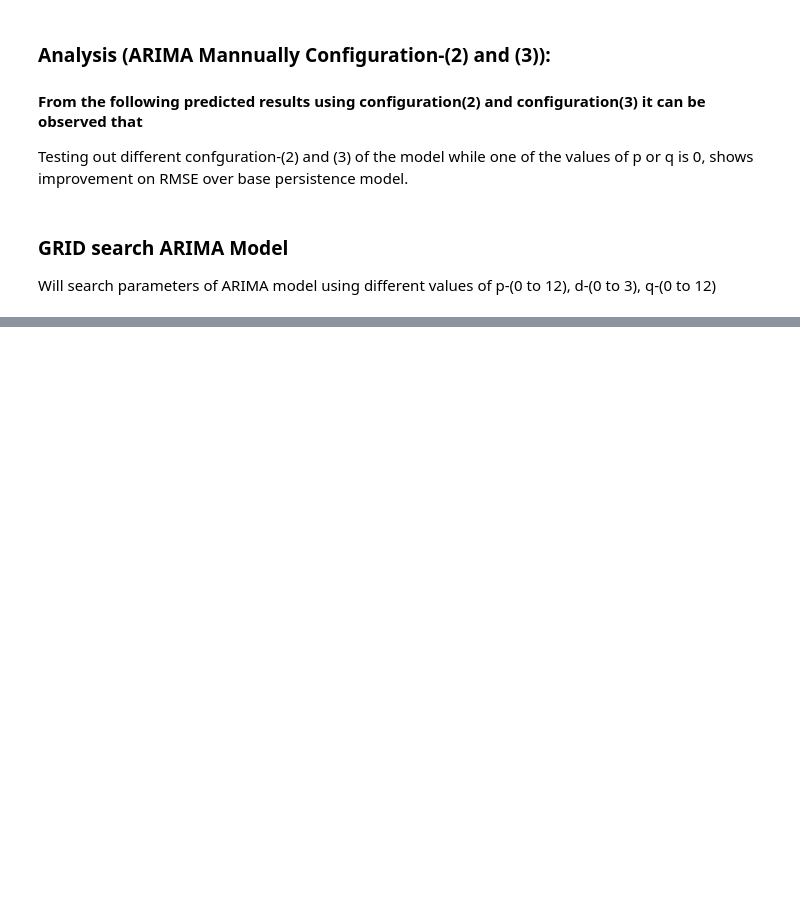
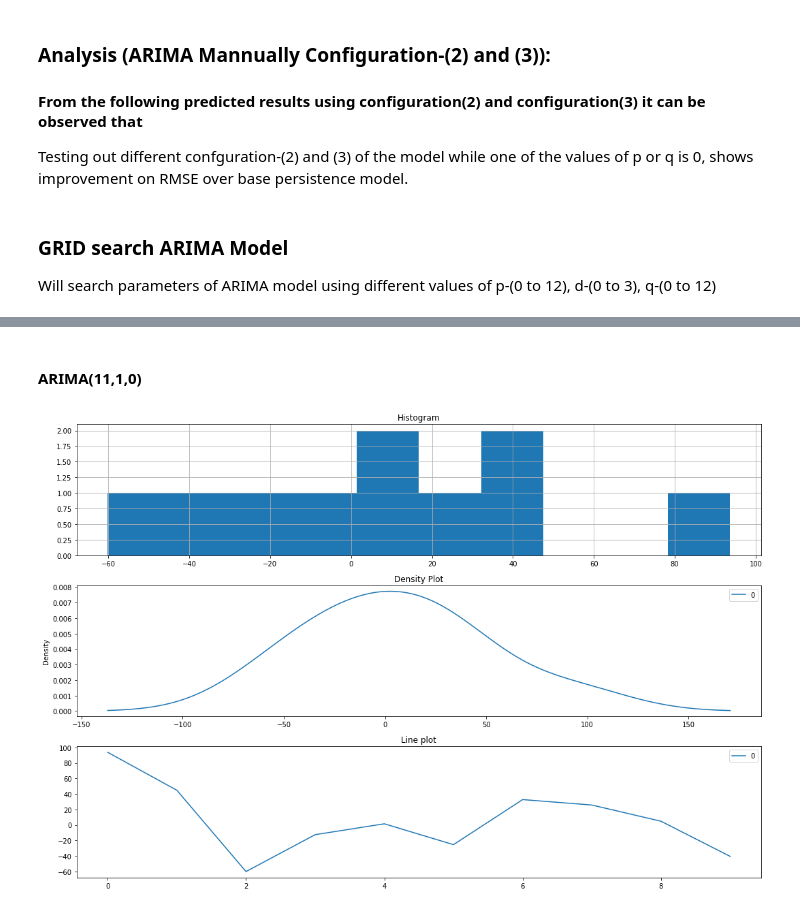
Before and after one commit to emmanuel-boly/ARIMA-Monthly-Armed-Robberies-in-Boston, a Jupyter notebook: Model.ipynb, the cells around one changed output, grey strips where cells are left out. Cells and saved outputs as stored; diff of their text form; code cells hidden in the pictures; blank space fills up the shorter version.

Commit message:
Add grid search for ARIMA with power transform

```diff
--- a/Model.ipynb
+++ b/Model.ipynb
@@ -52,15 +54,18 @@ history = [i for i in train]
 # %%
+# walk-forward validation model
+history = [i for i in train_data]
 predictions = []
-for i in range(len(test)):
+
+for i in range(len(dev_data)):
 
     # get prediction
     y_pred = history[-1]
     predictions.append(y_pred)
 
     # observed
-    y_true = test[i]
+    y_true = dev_data[i]
     history.append(y_true)
     print('Predicted: %.2f, Expected: %.3f' % (y_pred, y_true))
 
-print('\nBaseline RMSE : %.2f' % (np.sqrt(mean_squared_error(test, predictions))))
+print('\nBaseline RMSE : %.2f' % (np.sqrt(mean_squared_error(dev_data, predictions))))
 # %% [output]
@@ -321,0 +325,33 @@ NameError: name 'best' is not defined
+# %% [markdown]
+#### ARIMA(11,1,0)
+# %%
+history = [i for i in train_data]
+predictions = list()
+
+for i in range(len(dev_data)):
+
+    # Fit ARIMA model
+    model = ARIMA(history, order=(11,1,0)).fit(disp=1)
+    predictions.append(model.forecast()[0])
+
+    # Get true values
+    history.append(dev_data[i])
+
+# compute residuals
+residuals = pd.DataFrame([dev_data[i] - predictions[i] for i in range(len(dev_data))])
+
+# plot residuals
+plt.figure(figsize=(15,10))
+plt.subplot(311)
+residuals.hist(ax=plt.gca())
+plt.title('Histogram')
+plt.subplot(312)
+residuals.plot(kind='kde', ax=plt.gca())
+plt.title('Density Plot')
+plt.subplot(313)
+residuals.plot(kind='line', ax=plt.gca())
+plt.title('Line plot')
+plt.tight_layout()
+plt.show()
+# %% [output]
+[figure, added]
```
Also changed, not shown: parts of 43 cells of this notebook.
